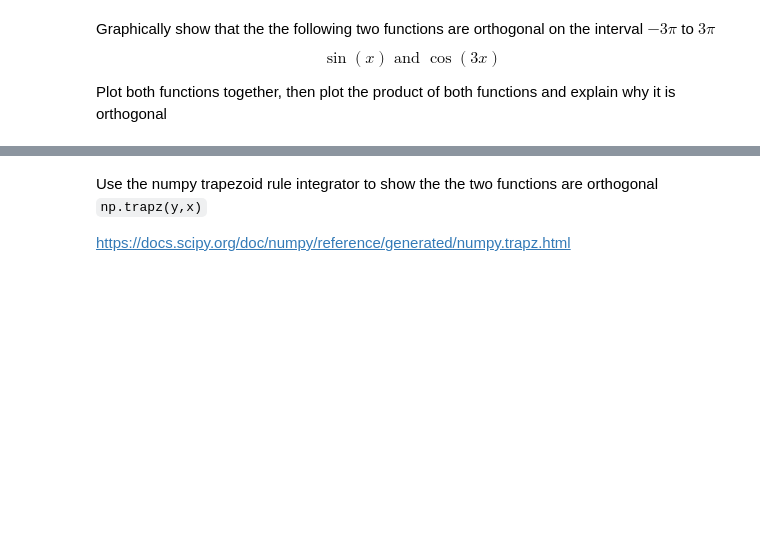
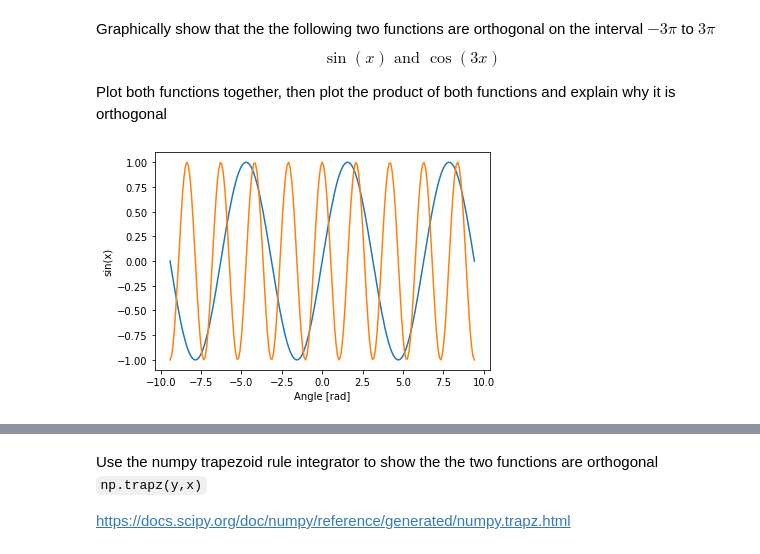
Before and after one commit to sju-chem264-2019/9-19-2019-lecture-daliahassan98, a Jupyter notebook: 9-19-2019 - Lecture Notebook.ipynb, the cells around one changed output, grey strips where cells are left out. Cells and saved outputs as stored; diff of their text form; code cells hidden in the pictures; blank space fills up the shorter version.

```diff
--- a/9-19-2019 - Lecture Notebook.ipynb
+++ b/9-19-2019 - Lecture Notebook.ipynb
@@ -376,0 +412,12 @@ Plot both functions together, then plot the product of both functions and explai
+# %%
+# Your plots here
+import matplotlib.pylab as plt
+x = np.linspace(-3*np.pi, 3*np.pi, 201)
+plt.plot(x,np.sin(x))
+plt.plot(x,np.cos(3*x))
+plt.xlabel('Angle [rad]')
+plt.ylabel('sin(x)')
+plt.axis('tight')
+plt.show()
+# %% [output]
+[figure, added]
```
Also changed, not shown: parts of 14 cells of this notebook.
